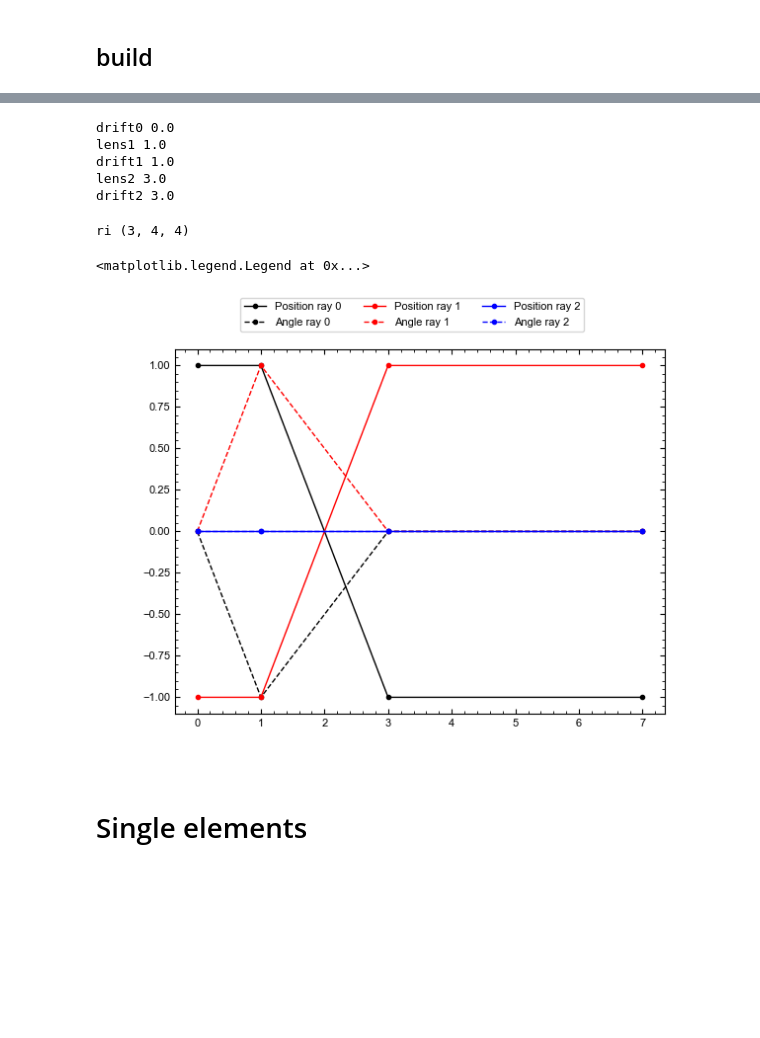
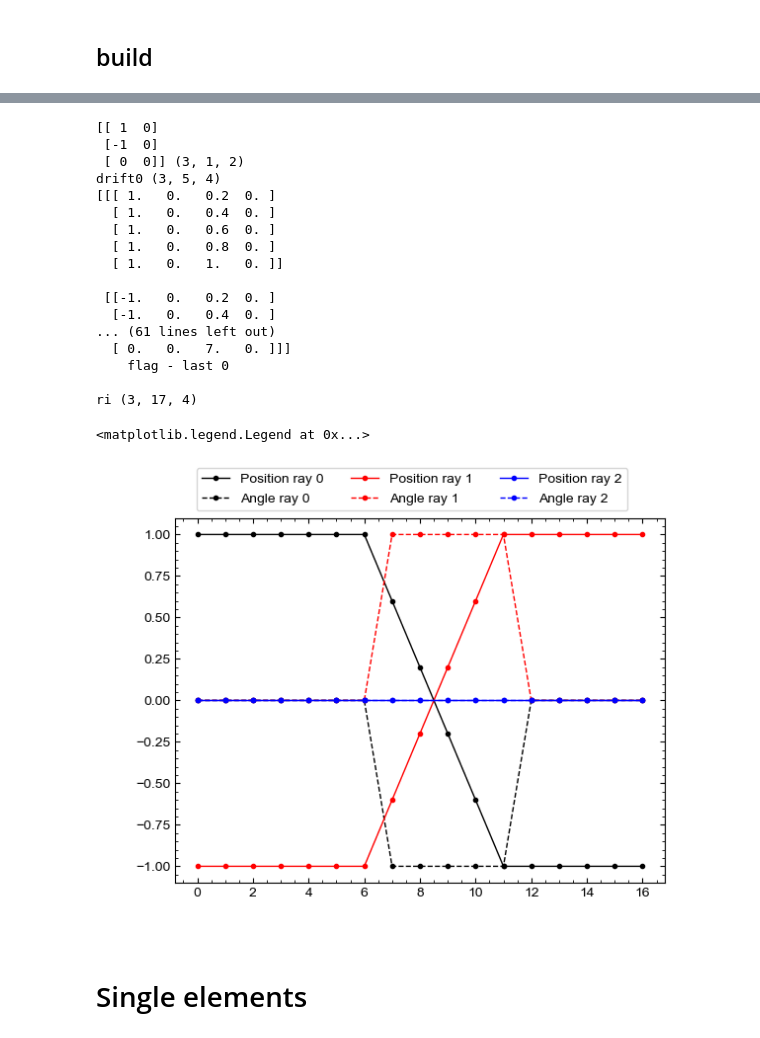
Before and after one commit to sea-ecosystem/rayTEM, a Jupyter notebook: examples/Packaged version testing.ipynb, the cells around one changed output, grey strips where cells are left out. Saved outputs shown, nothing was run; the diff lists cells and outputs as text; code cells hidden in the pictures; blank space fills up the shorter version.

```diff
--- a/examples/Packaged version testing.ipynb
+++ b/examples/Packaged version testing.ipynb
@@ -47,35 +47,42 @@ section1
-# %%
-for ele in section1.elements:
-    print(ele.name, ele.position)
-# %% [output]
-drift0 0.0
-lens1 1.0
-drift1 1.0
-lens2 3.0
-drift2 3.0
 # %%
 r0 = xp.array([[1,0],
                [-1,0],
                [0,0]])
 
 ri = section1.propogate_ray(r0,
-                            z=None#3#
+                           z=5
                            )
 print('ri',ri.shape)
 
 cs = ['k','r','b']
 fig, ax = plt.subplots()
 # for ele in section1.elements:
 #     if ele.kind != 'drift': ax.axvline(ele.position, ls=':')
 
 for i, path in enumerate(ri):
-    ax.plot(path[...,-2], path[...,0], ls='-',  c=cs[i], marker='.', label=f'Position ray {i}')
-    ax.plot(path[...,-2], path[...,1], ls='--', c=cs[i], marker='.', label=f'Angle ray {i}')
+    ax.plot(path[...,0], ls='-',  c=cs[i], marker='.', label=f'Position ray {i}')
+    ax.plot(path[...,1], ls='--', c=cs[i], marker='.', label=f'Angle ray {i}')
 fig.legend(ncols=3, loc='upper center')
 # %% [output]
-ri (3, 4, 4)
+[[ 1  0]
+ [-1  0]
+ [ 0  0]] (3, 1, 2)
+drift0 (3, 5, 4)
+[[[ 1.   0.   0.2  0. ]
+  [ 1.   0.   0.4  0. ]
+  [ 1.   0.   0.6  0. ]
+  [ 1.   0.   0.8  0. ]
+  [ 1.   0.   1.   0. ]]
+
+ [[-1.   0.   0.2  0. ]
+  [-1.   0.   0.4  0. ]
+... (61 lines left out)
+  [ 0.   0.   7.   0. ]]]
+    flag - last 0
+
+ri (3, 17, 4)
 <matplotlib.legend.Legend at 0x...>
-[figure, old version]
+[figure, new version]
 # %% [markdown]
 # Single elements
 # %% [markdown]
```
Also changed, not shown: parts of 20 cells of this notebook, 2 other files.
